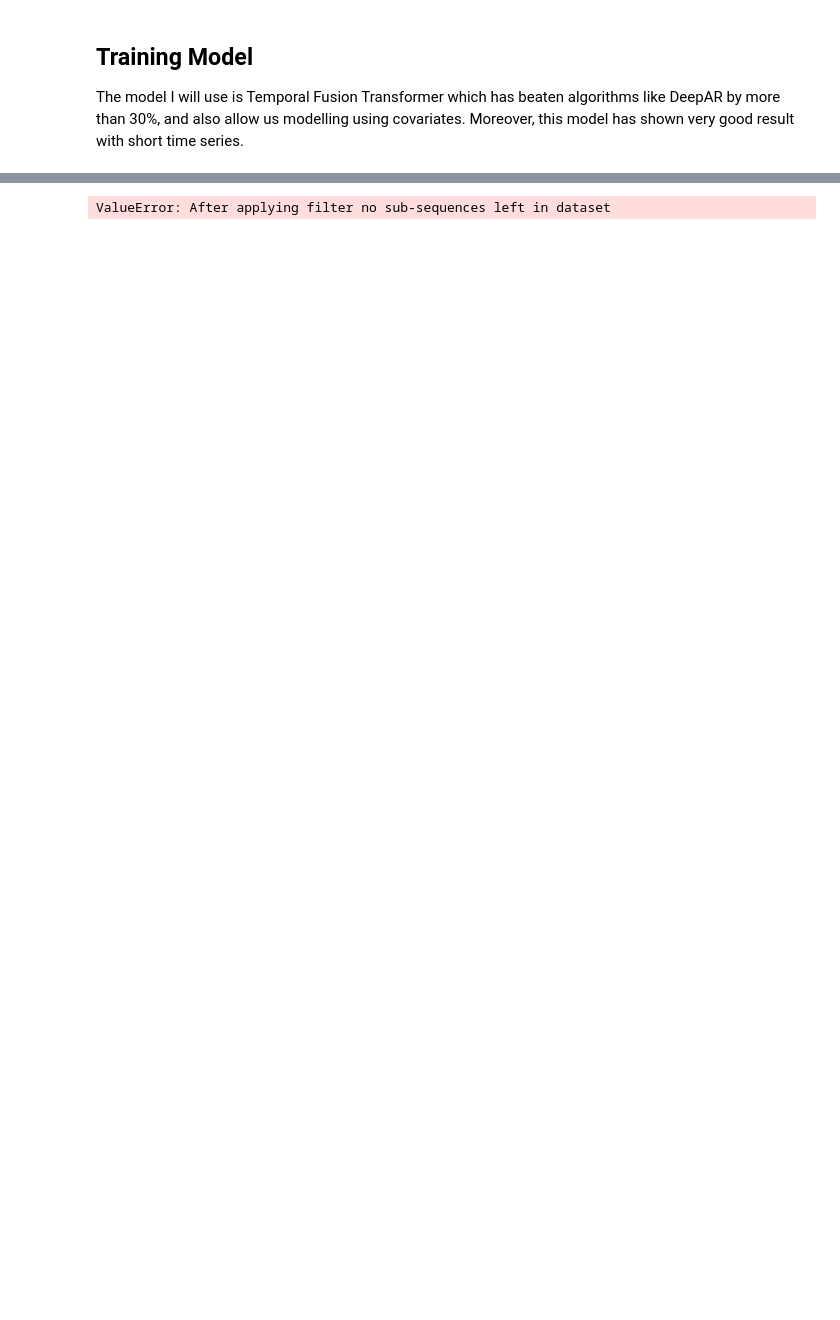
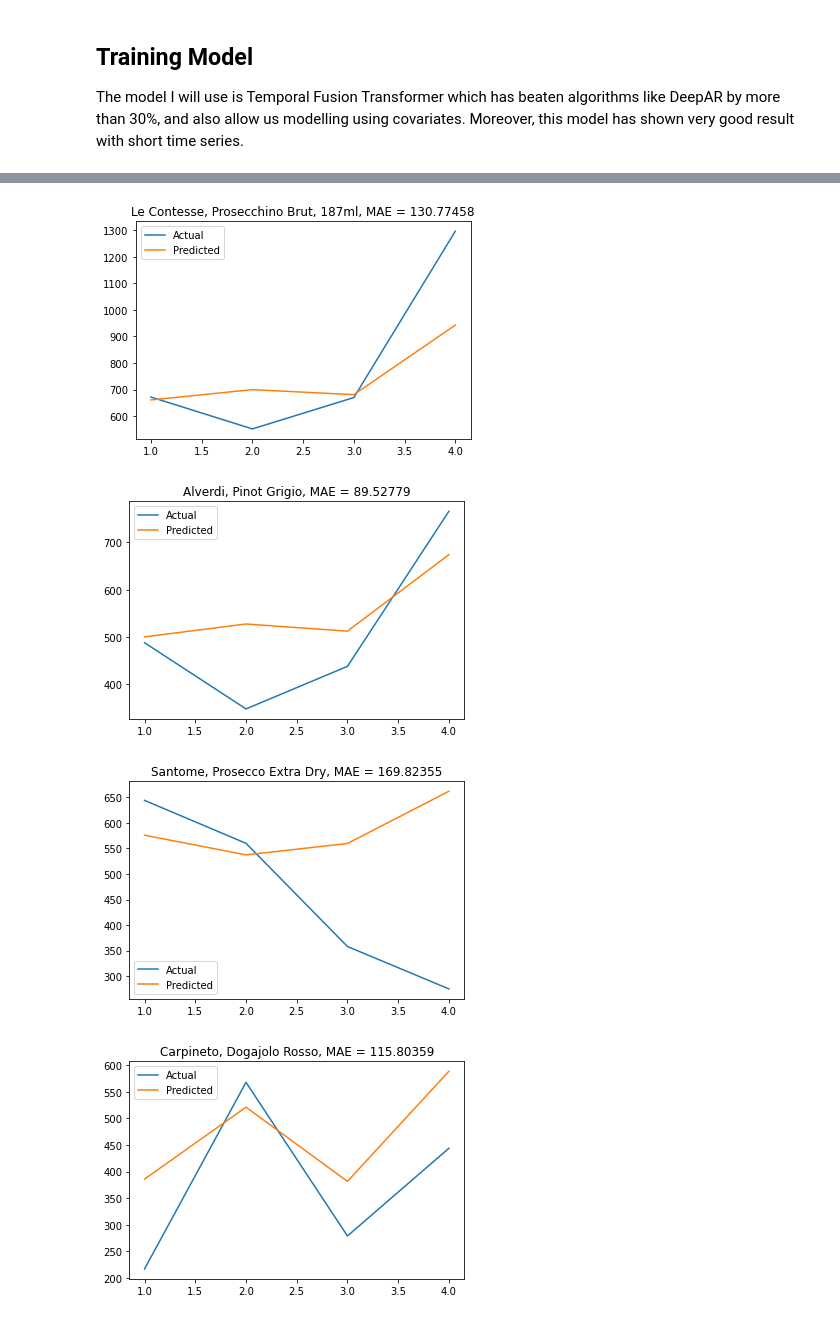
Before and after one commit to brosales8/sales_forecasting, a Jupyter notebook: 2_TemporalFusionTransformer.ipynb, the cells around one changed output, grey strips where cells are left out. Saved outputs shown, nothing was run; the diff lists cells and outputs as text; code cells hidden in the pictures; blank space fills up the shorter version.

```diff
--- a/2_TemporalFusionTransformer.ipynb
+++ b/2_TemporalFusionTransformer.ipynb
@@ -260,15 +262,36 @@ from sklearn.metrics import mean_absolute_percentage_error
+# %%
+# Dictionary with interesting Products for the project
+target_items = {'70270':'Le Contesse, Prosecchino Brut, 187ml',
+                '20209':'Alverdi, Pinot Grigio',
+                '70165':'Santome, Prosecco Extra Dry',
+                '50215':'Carpineto, Dogajolo Rosso',
+                '70208':'Italo Cescon, Pinot Grigio',
+                '70271':'Le Contesse, Pinot Noir Rose Brut'
+               }
 # %%
-# Predict on Select data
-raw_prediction, x = best_tft_model.predict(
-    training.filter(lambda x: (x.item_code == "70165") & (x.time_idx_first_prediction == 31)),
-    mode="raw",
-    return_x=True,
-)
+# Calculation MAE and MAPE for each Product
+first_prediction = 36
+for item_code, item_name in target_items.items():
+    raw_prediction, x = best_tft_model.predict(
+        validation.filter(lambda x: (x.item_code == item_code) & (x.time_idx_first_prediction == first_prediction)),
+        mode="raw",
+        return_x=True,
+    )
 
-pred = raw_prediction['prediction'].reshape(-1)
-actual = x['decoder_target'].reshape(-1)
-# actual = data[data.item_code=='70165'][-5:].quantity
-print(f'Predictions: {pred}\n Actual:{actual}')
-print('MAE (Mean Absolute Error): {}'.format(mean_absolute_error(pred, actual)))
+    pred = raw_prediction['prediction'].reshape(-1)
+    actual = x['decoder_target'].reshape(-1)
+    error = mean_absolute_error(pred, actual)
+
+    x = np.arange(1,41-first_prediction)
+    plt.title(item_name + ', MAE = ' + str(error))
+    plt.plot(x, actual)
+    plt.plot(x, pred)
+    plt.legend(labels=['Actual','Predicted'])
+    plt.show()
+#     print(f'Predictions: {pred}\nActual:{actual}')
+#     print('MAE (Mean Absolute Error): {}'.format(mean_absolute_error(pred, actual)))
 # %% [output]
-ValueError: After applying filter no sub-sequences left in dataset
+[figure, added]
+[figure, added]
+[figure, added]
+[figure, added]
```
Also changed, not shown: parts of 20 cells of this notebook, 2 other files.
